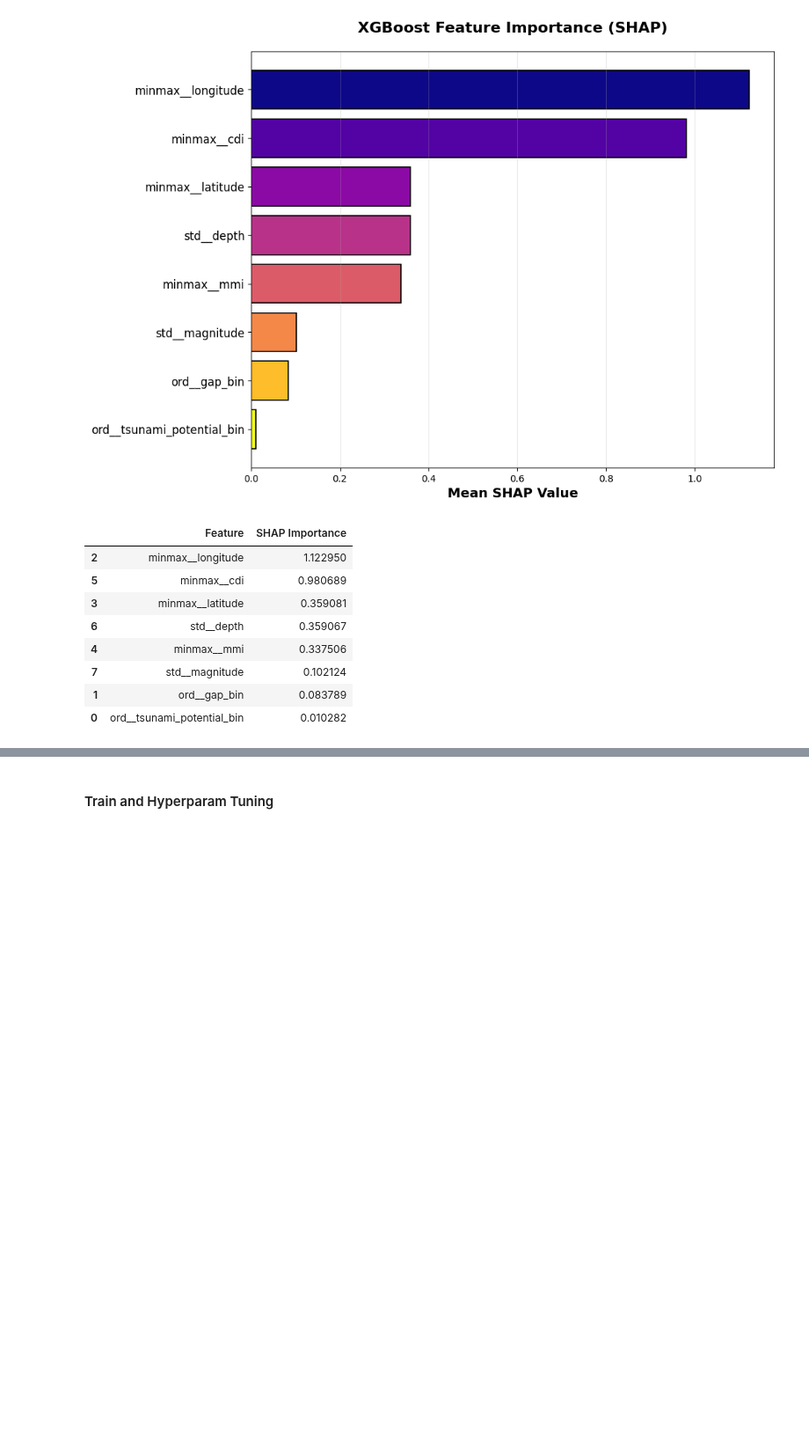
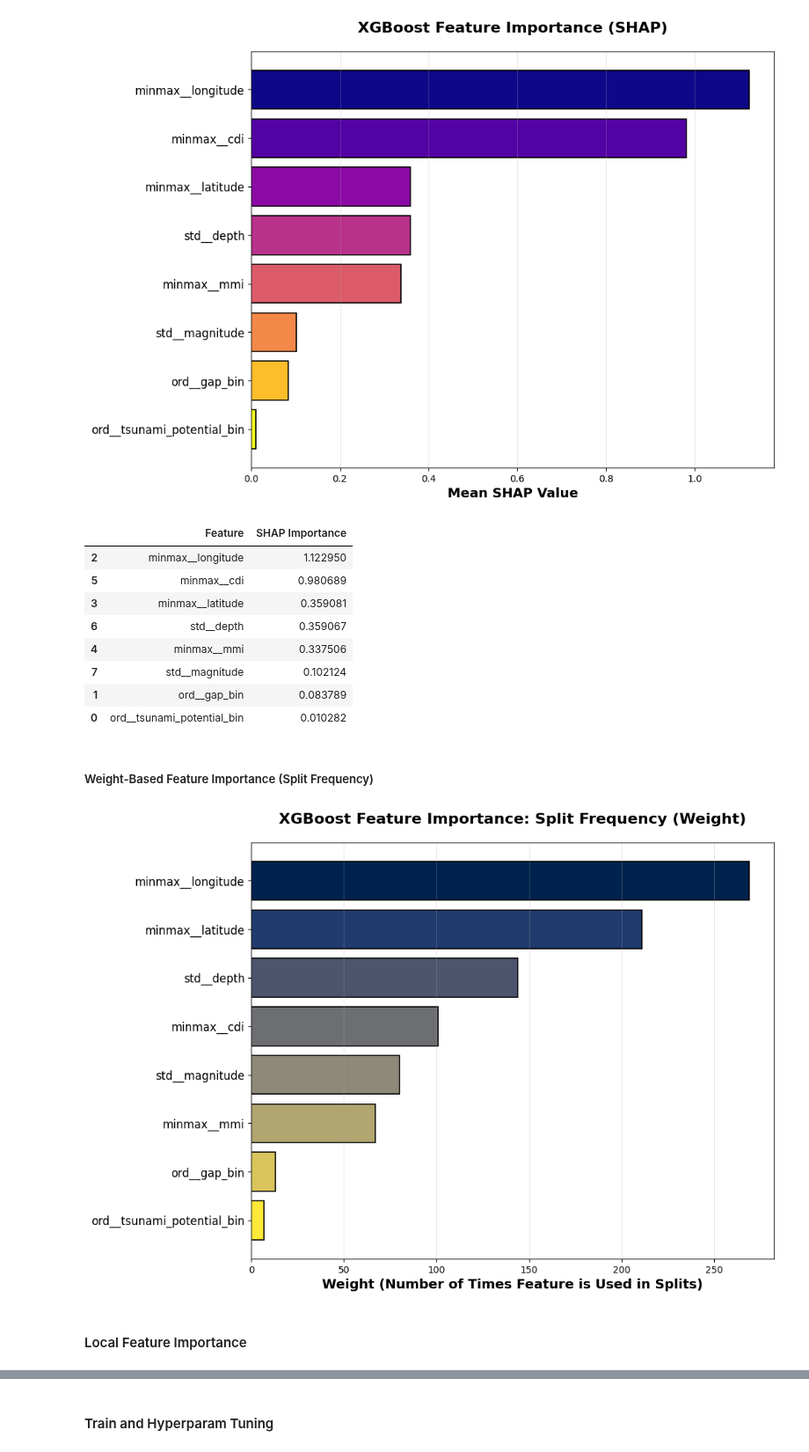
Before and after one commit to JustinXre2020/Earthquake-Tsunami, a Jupyter notebook: src/source_code.ipynb, the cells around one changed output, grey strips where cells are left out. Shown at 88% size. Cells and saved outputs as stored; diff of their text form; code cells hidden in the pictures; blank space fills up the shorter version.

Commit message:
feat: update weight feat imp

```diff
--- a/src/source_code.ipynb
+++ b/src/source_code.ipynb
@@ -900,4 +917,65 @@ shap_feature_importance.head(10)
 | 7 | std__magnitude | 0.102124 |
 | 1 | ord__gap_bin | 0.083789 |
 | 0 | ord__tsunami_potential_bin | 0.010282 |
+# %% [markdown]
+##### Weight-Based Feature Importance (Split Frequency)
+# %%
+random_seed = 1
+final_model = best_xgb_models[random_seed]
+
+# Reconstruct the same split to get the fitted preprocessor
+X_other, X_test, y_other, y_test = train_test_split(X, y, test_size=0.2, stratify=y, random_state=random_seed)
+X_other_processed = preprocessor.fit_transform(X_other)
+
+# Get actual feature names from preprocessor
+actual_feature_names = preprocessor.get_feature_names_out()
+
+# Create mapping from f0, f1, f2... to actual feature names
+feature_name_mapping = {f'f{i}': name for i, name in enumerate(actual_feature_names)}
+
+# Get weight-based feature importance (frequency of splits)
+feature_importance_weight = final_model.get_booster().get_score(importance_type='weight')
+sorted_features_weight = sorted(feature_importance_weight.items(), key=lambda x: x[1], reverse=True)
+features_weight = [feature_name_mapping.get(item[0], item[0]) for item in sorted_features_weight]
+importances_weight = [item[1] for item in sorted_features_weight]
+
+# Create a comparison dataframe with all three importance types
+# Get gain importance for comparison
+feature_importance_gain = final_model.get_booster().get_score(importance_type='gain')
+
+weight_importance_df = pd.DataFrame({
+    'Feature': features_weight,
+    'Weight (Frequency)': importances_weight
+})
+
+# Merge with gain if needed for comparison
+gain_df = pd.DataFrame([
+    {'Feature': feature_name_mapping.get(k, k), 'Gain': v}
+    for k, v in feature_importance_gain.items()
+])
+
+comparison_df = weight_importance_df.merge(gain_df, on='Feature', how='outer').fillna(0)
+comparison_df = comparison_df.sort_values('Weight (Frequency)', ascending=False)
+
+# Plot weight-based importance
+fig, ax = plt.subplots(figsize=(10, 8))
+colors = plt.cm.cividis(np.linspace(0, 1, len(features_weight)))
+bars = ax.barh(range(len(features_weight)), importances_weight, color=colors,
+               edgecolor='black', linewidth=1.2)
+
+ax.set_yticks(range(len(features_weight)))
+ax.set_yticklabels(features_weight, fontsize=12)
+ax.invert_yaxis()
+
+ax.set_xlabel('Weight (Number of Times Feature is Used in Splits)', fontsize=14, fontweight='bold')
+ax.set_title('XGBoost Feature Importance: Split Frequency (Weight)',
+             fontsize=16, fontweight='bold', pad=20)
+ax.grid(True, alpha=0.3, axis='x')
+
+plt.savefig('../figures/xgb_feature_importance_weight.png', dpi=300, bbox_inches='tight')
+plt.show()
+# %% [output]
+[figure, added]
+# %% [markdown]
+#### Local Feature Importance
 # %%
```
Also changed, not shown: parts of 5 cells of this notebook, 1 other file.
